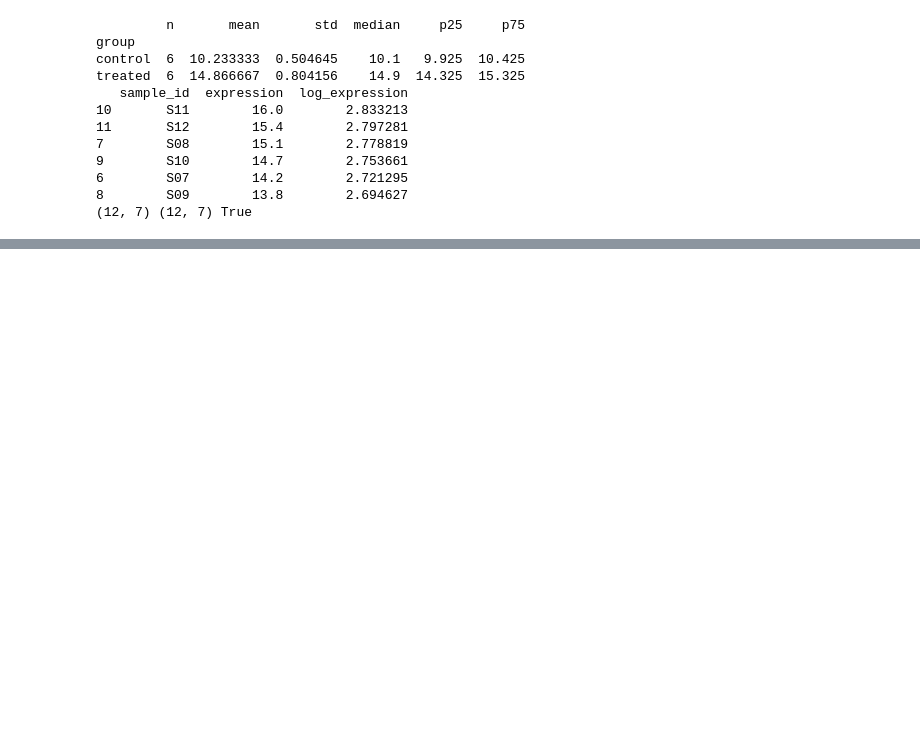
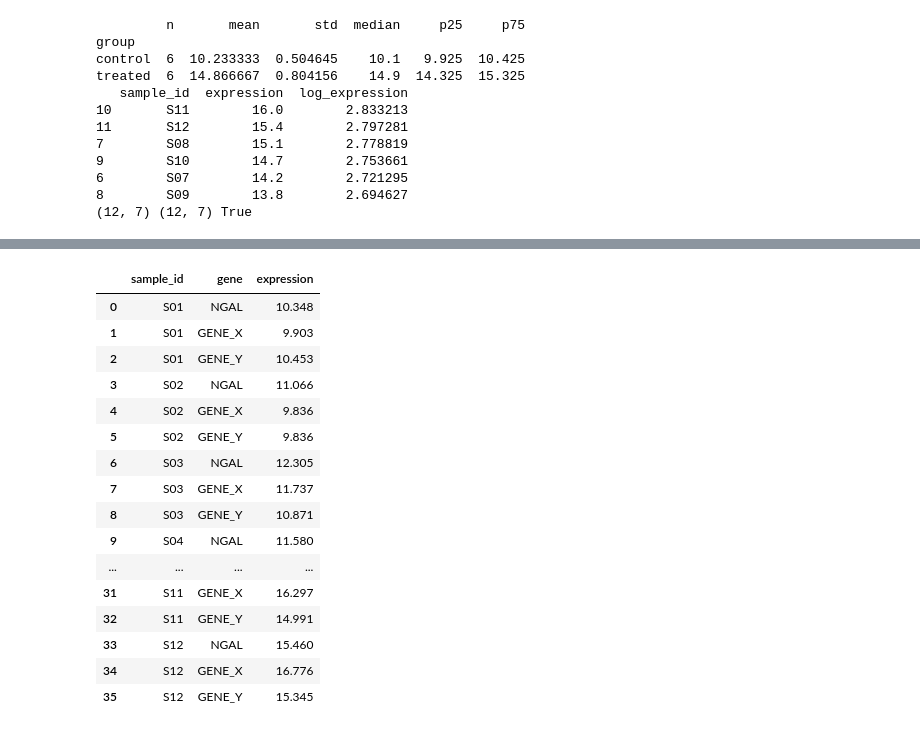
Before and after one commit to Raulomon/bioinformatics-learning, a Jupyter notebook: notebooks/01_pandas_dataframe_central.ipynb, the cells around one changed output, grey strips where cells are left out. Cells and saved outputs as stored; diff of their text form; code cells hidden in the pictures; blank space fills up the shorter version.

```diff
--- a/notebooks/01_pandas_dataframe_central.ipynb
+++ b/notebooks/01_pandas_dataframe_central.ipynb
@@ -359,0 +386,33 @@ treated  6  14.866667  0.804156    14.9  14.325  15.325
+# %%
+genes = ["NGAL", "GENE_X", "GENE_Y"]
+
+measures_df = pd.DataFrame({
+    "sample_id": np.repeat(samples_df["sample_id"].values, len(genes)),
+    "gene": np.tile(genes, len(samples_df)),
+})
+
+# expresión con diferencia por grupo + un batch effect artificial para que lo puedas detectar
+base = np.where(np.repeat(samples_df["group"].values, len(genes)) == "treated", 15.0, 10.0)
+batch_shift = np.where(np.repeat(samples_df["batch"].values, len(genes)) == "B2", 1.2, 0.0)  # batch effect
+noise = np.random.normal(0, 0.7, size=len(measures_df))
+
+measures_df["expression"] = (base + batch_shift + noise).round(3)
+measures_df
+# %% [output]
+|  | sample_id | gene | expression |
+| 0 | S01 | NGAL | 10.348 |
+| 1 | S01 | GENE_X | 9.903 |
+| 2 | S01 | GENE_Y | 10.453 |
+| 3 | S02 | NGAL | 11.066 |
+| 4 | S02 | GENE_X | 9.836 |
+| 5 | S02 | GENE_Y | 9.836 |
+| 6 | S03 | NGAL | 12.305 |
+| 7 | S03 | GENE_X | 11.737 |
+| 8 | S03 | GENE_Y | 10.871 |
+| 9 | S04 | NGAL | 11.580 |
+| ... | ... | ... | ... |
+| 31 | S11 | GENE_X | 16.297 |
+| 32 | S11 | GENE_Y | 14.991 |
+| 33 | S12 | NGAL | 15.460 |
+| 34 | S12 | GENE_X | 16.776 |
+| 35 | S12 | GENE_Y | 15.345 |
```
Also changed, not shown: parts of 14 cells of this notebook, 1 other file.
